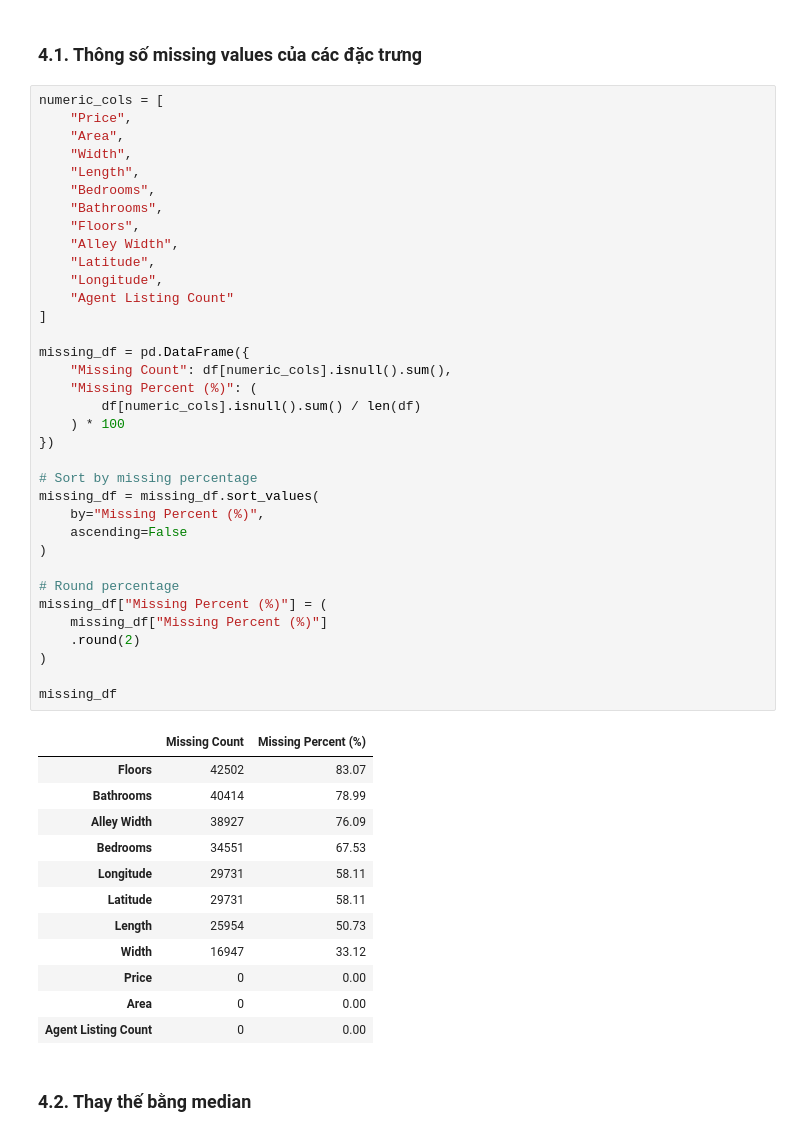
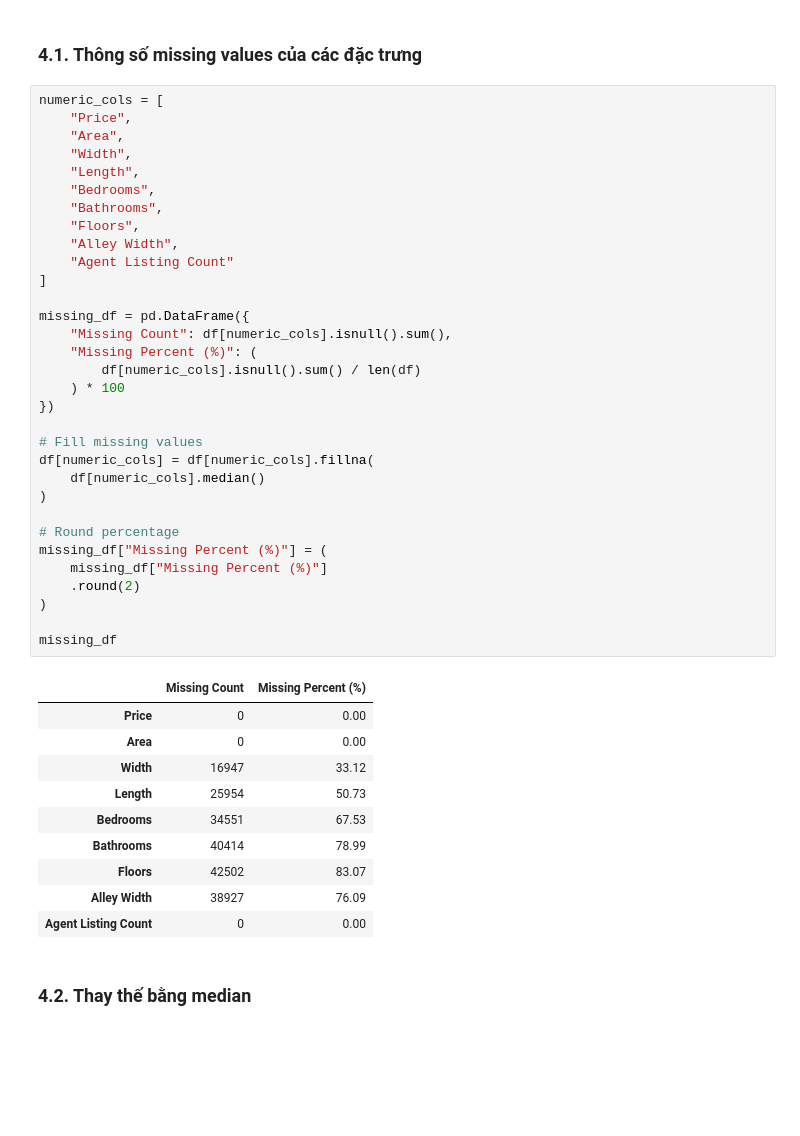
Before and after one commit to Treapling/Nhom20, a Jupyter notebook: notebooks/Preprocessing.ipynb, the cells around one changed output. Cells and saved outputs as stored; diff of their text form; blank space fills up the shorter version.

Commit message:
Bổ sung thêm drop đặc trưng Longitude và Latitude\N

```diff
--- a/notebooks/Preprocessing.ipynb
+++ b/notebooks/Preprocessing.ipynb
@@ -287,49 +287,44 @@ Dataset shape after filtering: (51162, 32)
 numeric_cols = [
     "Price",
     "Area",
     "Width",
     "Length",
     "Bedrooms",
     "Bathrooms",
     "Floors",
     "Alley Width",
-    "Latitude",
-    "Longitude",
     "Agent Listing Count"
 ]
 
 missing_df = pd.DataFrame({
     "Missing Count": df[numeric_cols].isnull().sum(),
     "Missing Percent (%)": (
         df[numeric_cols].isnull().sum() / len(df)
     ) * 100
 })
 
-# Sort by missing percentage
-missing_df = missing_df.sort_values(
-    by="Missing Percent (%)",
-    ascending=False
+# Fill missing values
+df[numeric_cols] = df[numeric_cols].fillna(
+    df[numeric_cols].median()
 )
 
 # Round percentage
 missing_df["Missing Percent (%)"] = (
     missing_df["Missing Percent (%)"]
     .round(2)
 )
 
 missing_df
 # %% [output]
 |  | Missing Count | Missing Percent (%) |
-| Floors | 42502 | 83.07 |
-| Bathrooms | 40414 | 78.99 |
-| Alley Width | 38927 | 76.09 |
-| Bedrooms | 34551 | 67.53 |
-| Longitude | 29731 | 58.11 |
-| Latitude | 29731 | 58.11 |
-| Length | 25954 | 50.73 |
-| Width | 16947 | 33.12 |
 | Price | 0 | 0.00 |
 | Area | 0 | 0.00 |
+| Width | 16947 | 33.12 |
+| Length | 25954 | 50.73 |
+| Bedrooms | 34551 | 67.53 |
+| Bathrooms | 40414 | 78.99 |
+| Floors | 42502 | 83.07 |
+| Alley Width | 38927 | 76.09 |
 | Agent Listing Count | 0 | 0.00 |
 # %% [markdown]
 ### 4.2. Thay thế bằng median
```
Also changed, not shown: parts of 3 cells of this notebook, 3 other files.
